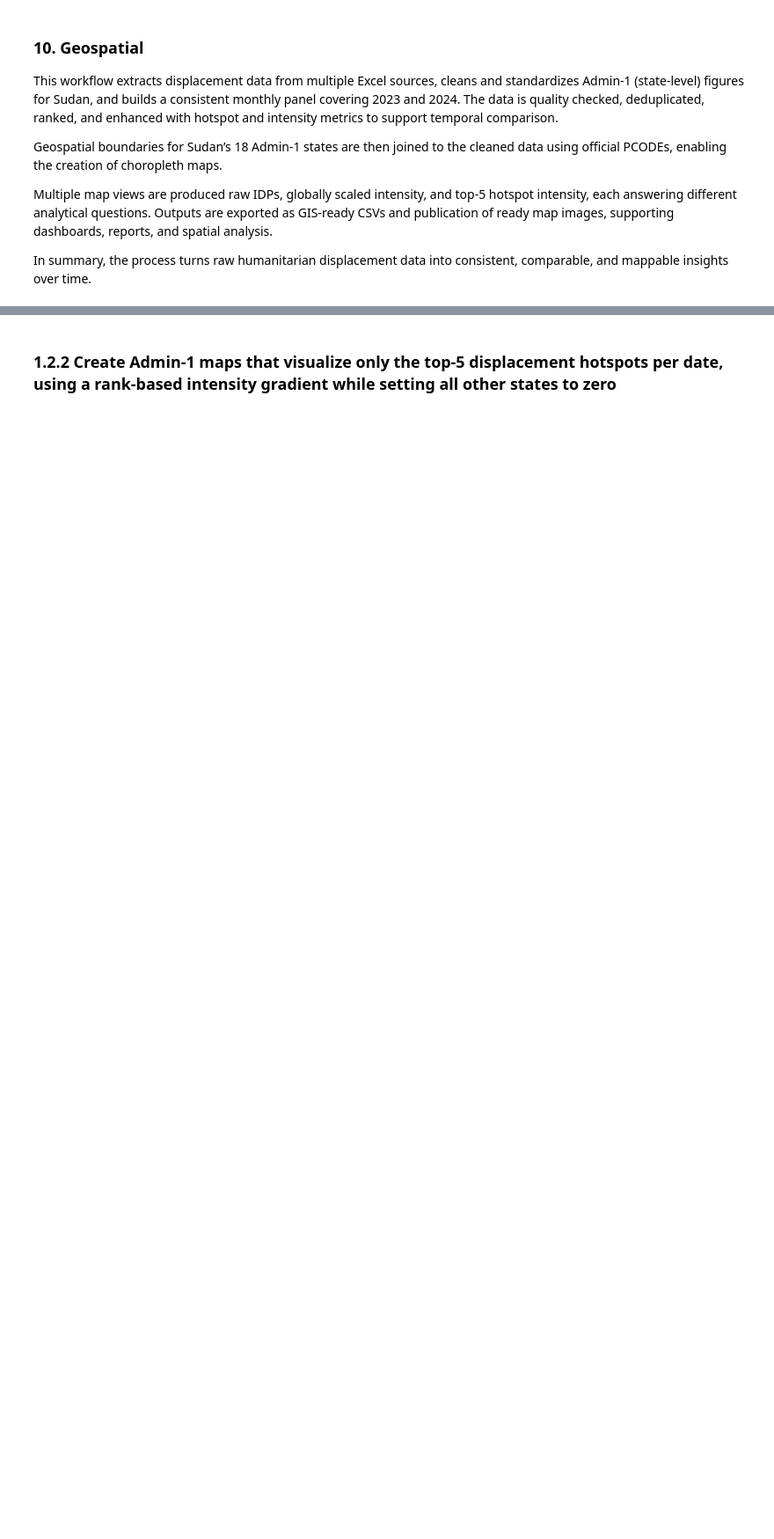
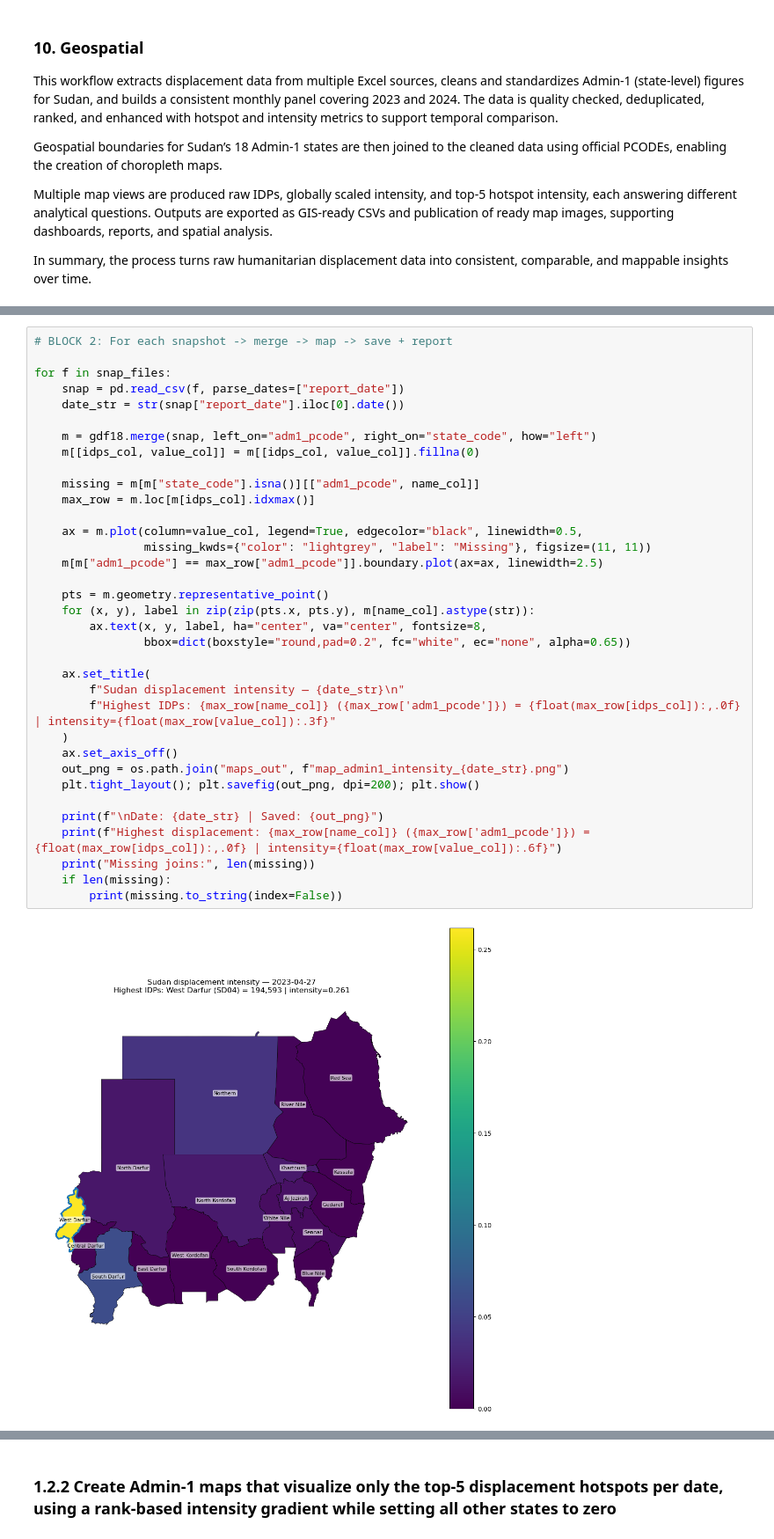
Before and after one commit to donmumina/Predictive_Humanitarian_Risk_Model, a Jupyter notebook: Group3_Project_final.ipynb, the cells around one changed output, grey strips where cells are left out. Shown at 88% size. Cells and saved outputs as stored; diff of their text form; blank space fills up the shorter version.

```diff
--- a/Group3_Project_final.ipynb
+++ b/Group3_Project_final.ipynb
@@ -1775,0 +1809,37 @@ Saved map: maps_out\map_admin1_intensity_2024-04-25.png | missing joins: 1
+# %%
+# BLOCK 2: For each snapshot -> merge -> map -> save + report
+
+for f in snap_files:
+    snap = pd.read_csv(f, parse_dates=["report_date"])
+    date_str = str(snap["report_date"].iloc[0].date())
+
+    m = gdf18.merge(snap, left_on="adm1_pcode", right_on="state_code", how="left")
+    m[[idps_col, value_col]] = m[[idps_col, value_col]].fillna(0)
+
+    missing = m[m["state_code"].isna()][["adm1_pcode", name_col]]
+    max_row = m.loc[m[idps_col].idxmax()]
+
+    ax = m.plot(column=value_col, legend=True, edgecolor="black", linewidth=0.5,
+                missing_kwds={"color": "lightgrey", "label": "Missing"}, figsize=(11, 11))
+    m[m["adm1_pcode"] == max_row["adm1_pcode"]].boundary.plot(ax=ax, linewidth=2.5)
+
+    pts = m.geometry.representative_point()
+    for (x, y), label in zip(zip(pts.x, pts.y), m[name_col].astype(str)):
+        ax.text(x, y, label, ha="center", va="center", fontsize=8,
+                bbox=dict(boxstyle="round,pad=0.2", fc="white", ec="none", alpha=0.65))
+
+    ax.set_title(
+        f"Sudan displacement intensity — {date_str}\n"
+        f"Highest IDPs: {max_row[name_col]} ({max_row['adm1_pcode']}) = {float(max_row[idps_col]):,.0f} | intensity={float(max_row[value_col]):.3f}"
+    )
+    ax.set_axis_off()
+    out_png = os.path.join("maps_out", f"map_admin1_intensity_{date_str}.png")
+    plt.tight_layout(); plt.savefig(out_png, dpi=200); plt.show()
+
+    print(f"\nDate: {date_str} | Saved: {out_png}")
+    print(f"Highest displacement: {max_row[name_col]} ({max_row['adm1_pcode']}) = {float(max_row[idps_col]):,.0f} | intensity={float(max_row[value_col]):.6f}")
+    print("Missing joins:", len(missing))
+    if len(missing):
+        print(missing.to_string(index=False))
+# %% [output]
+[figure, added]
```
Also changed, not shown: parts of 39 cells of this notebook, 17 other files.
